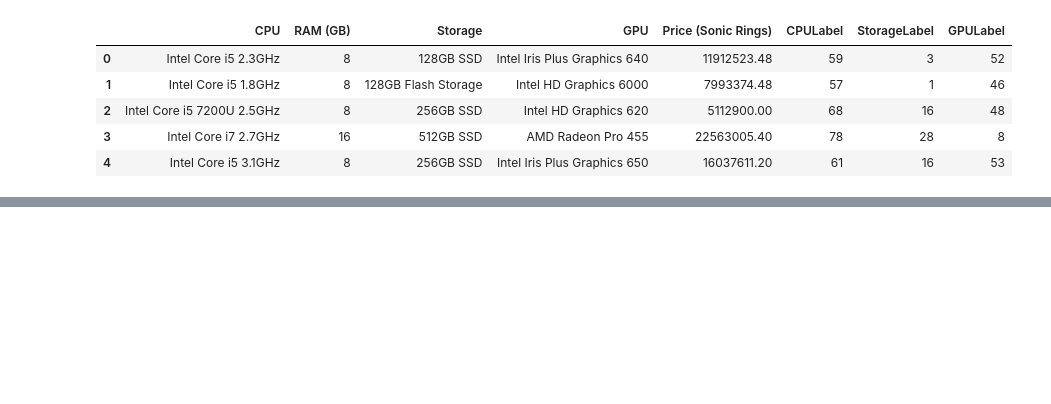
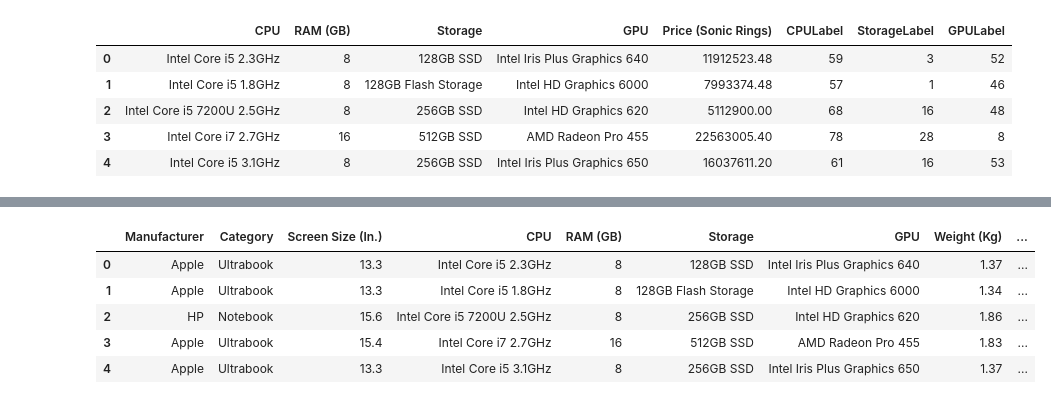
Before and after one commit to Hrodward88/W7-Kaggle-Project, a Jupyter notebook: predict-the-price-for-laptops/Cleaning.ipynb, the cells around one changed output, grey strips where cells are left out. Cells and saved outputs as stored; diff of their text form; code cells hidden in the pictures; blank space fills up the shorter version.

```diff
--- a/predict-the-price-for-laptops/Cleaning.ipynb
+++ b/predict-the-price-for-laptops/Cleaning.ipynb
@@ -6,7 +6,7 @@ import matplotlib.pyplot as plt
 pd.set_option('display.max_rows', None)
 pd.set_option('display.max_columns', None)
 # %%
-training = pd.read_csv('train.csv')
+training = pd.read_csv('Datos iniciales/train.csv')
 # %%
 training.info()
 # %% [output]
@@ -642,0 +658,16 @@ Filtered_training.to_csv('Filtrado.csv', index=False)
+# %%
+dropped2=['ManufacturerLabel', 'ScreenLabel', 'Model Name', 'CategoryLabel', 'Screen', 'Operating System', 'Operating System Version', 'CPULabel', 'StorageLabel', 'GPULabel' ]
+
+
+
+
+training2=training.drop(columns=dropped2)
+
+training2.head()
+# %% [output]
+|  | Manufacturer | Category | Screen Size (In.) | CPU | RAM (GB) | Storage | GPU | Weight (Kg) | ... |
+| 0 | Apple | Ultrabook | 13.3 | Intel Core i5 2.3GHz | 8 | 128GB SSD | Intel Iris Plus Graphics 640 | 1.37 | ... |
+| 1 | Apple | Ultrabook | 13.3 | Intel Core i5 1.8GHz | 8 | 128GB Flash Storage | Intel HD Graphics 6000 | 1.34 | ... |
+| 2 | HP | Notebook | 15.6 | Intel Core i5 7200U 2.5GHz | 8 | 256GB SSD | Intel HD Graphics 620 | 1.86 | ... |
+| 3 | Apple | Ultrabook | 15.4 | Intel Core i7 2.7GHz | 16 | 512GB SSD | AMD Radeon Pro 455 | 1.83 | ... |
+| 4 | Apple | Ultrabook | 13.3 | Intel Core i5 3.1GHz | 8 | 256GB SSD | Intel Iris Plus Graphics 650 | 1.37 | ... |
```
Also changed, not shown: parts of 4 cells of this notebook, 16 other files.
